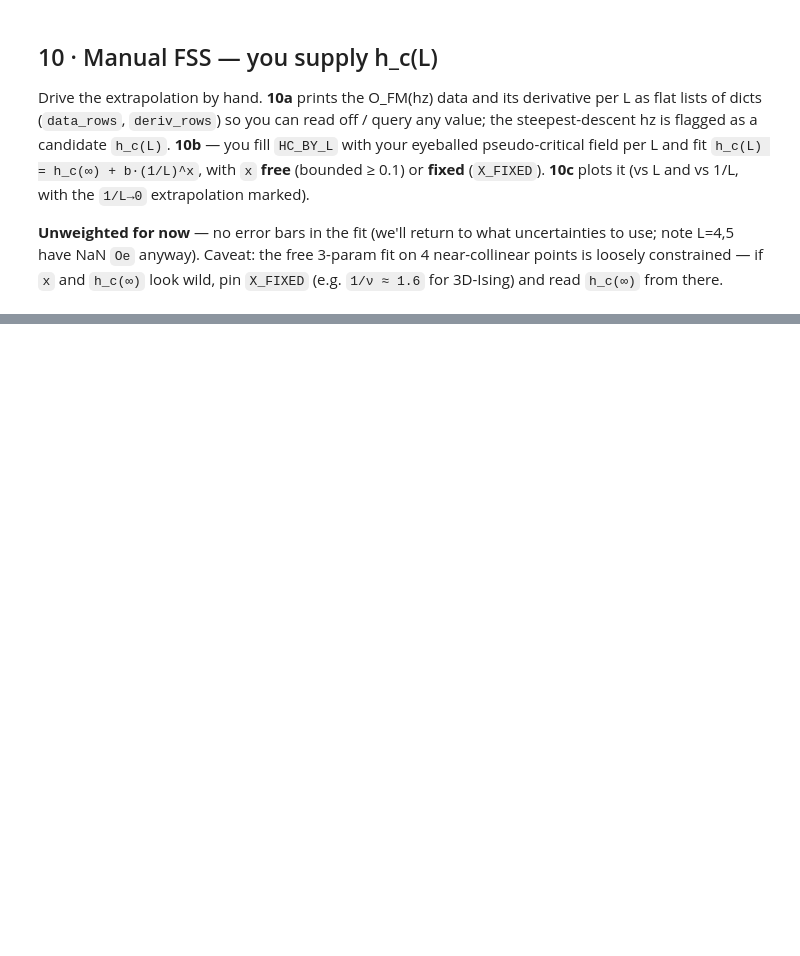
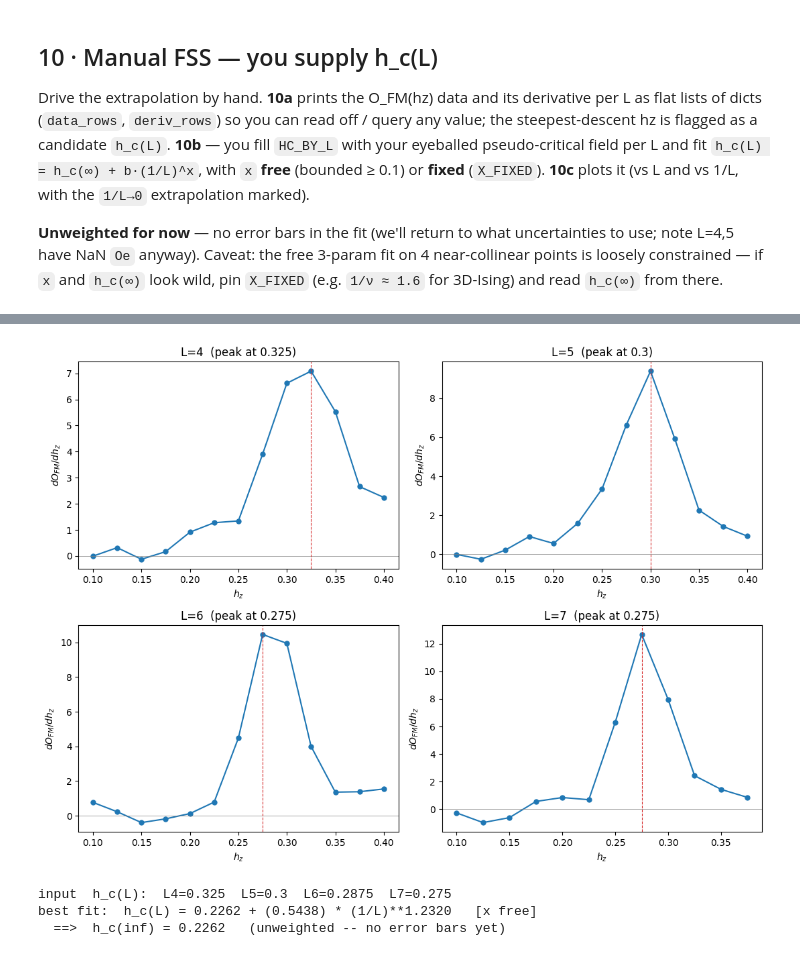
Before and after one commit to SanzharBissenali/toric-code-nqs, a Jupyter notebook: analysis/fm_fit_playground.ipynb, the cells around one changed output, grey strips where cells are left out. Saved outputs shown, nothing was run; the diff lists cells and outputs as text; code cells hidden in the pictures; blank space fills up the shorter version.

```diff
--- a/analysis/fm_fit_playground.ipynb
+++ b/analysis/fm_fit_playground.ipynb
@@ -551,6 +581,23 @@ for r in recs:
+# %%
+Ls = [4, 5, 6, 7]
+fig, axes = plt.subplots(2, 2, figsize=(11, 8))
+for L, ax in zip(Ls, axes.flat):
+    dL = [d for d in deriv_rows if d["L"] == L]     # derivative points for this L
+    hz = [d["hz"] for d in dL]
+    dO = [d["dO"] for d in dL]
+    ax.plot(hz, dO, "-o", ms=5)
+    ax.axhline(0, color="gray", lw=0.5)
+    # mark the steepest point (candidate h_c)
+    pk = max(dL, key=lambda d: abs(d["dO"]))
+    ax.axvline(pk["hz"], ls="--", color="C3", lw=0.8)
+    ax.set(xlabel="$h_z$", ylabel="$dO_{FM}/dh_z$", title=f"L={L}  (peak at {pk['hz']})")
+fig.tight_layout()
+plt.show()
+# %% [output]
+[figure, added]
 # %%
 # ---- 10b · YOU supply h_c(L); fit h_c(L) = h_c(inf) + b*(1/L)**x  (unweighted) ----
-HC_BY_L = {4: 0.325, 5: 0.300, 6: 0.275, 7: 0.275}   # <-- EDIT: your eyeballed h_c per L
+HC_BY_L = {4: 0.325, 5: 0.300, 6: 0.2875, 7: 0.275}   # <-- EDIT: your eyeballed h_c per L
 X_FIXED = None       # None -> x free (bounded >=0.1); or a float to PIN the exponent
 
 def hc_model(L, hc_inf, b, x):
@@ -574,5 +621,9 @@ print("input  h_c(L):  " + "  ".join(f"L{int(k)}={HC_BY_L[int(k)]}" for k in Lm)
 print(f"best fit:  h_c(L) = {hc_inf:.4f} + ({b:.4f}) * (1/L)**{x:.4f}"
       f"   [x {'FIXED' if X_FIXED is not None else 'free'}]")
 print(f"  ==>  h_c(inf) = {hc_inf:.4f}   (unweighted -- no error bars yet)")
+# %% [output]
+input  h_c(L):  L4=0.325  L5=0.3  L6=0.2875  L7=0.275
+best fit:  h_c(L) = 0.2262 + (0.5438) * (1/L)**1.2320   [x free]
+  ==>  h_c(inf) = 0.2262   (unweighted -- no error bars yet)
 # %%
 # ---- 10c · plot the manual fit (run section 10b first) ----
```
Also changed, not shown: parts of 6 cells of this notebook.
